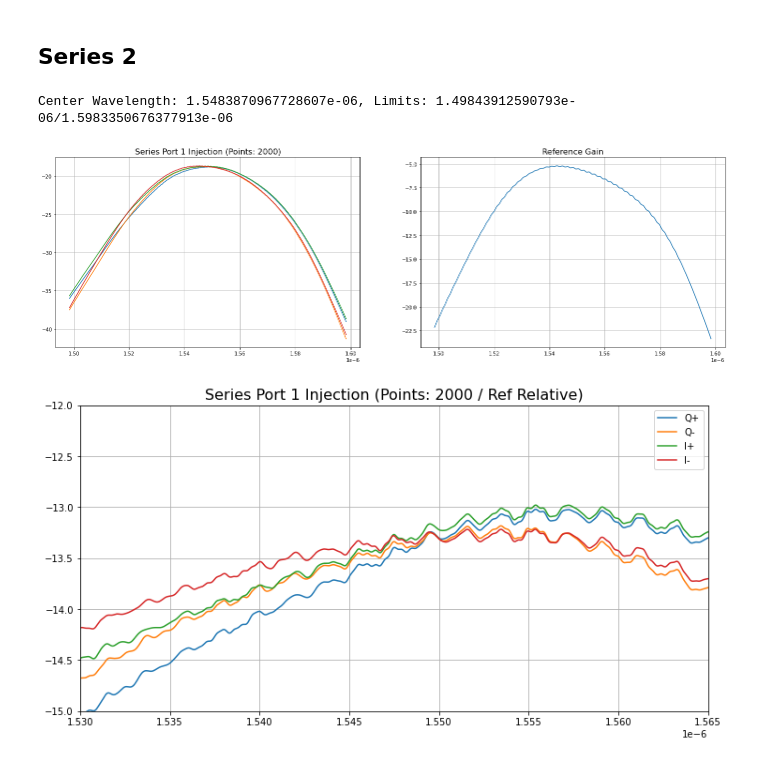
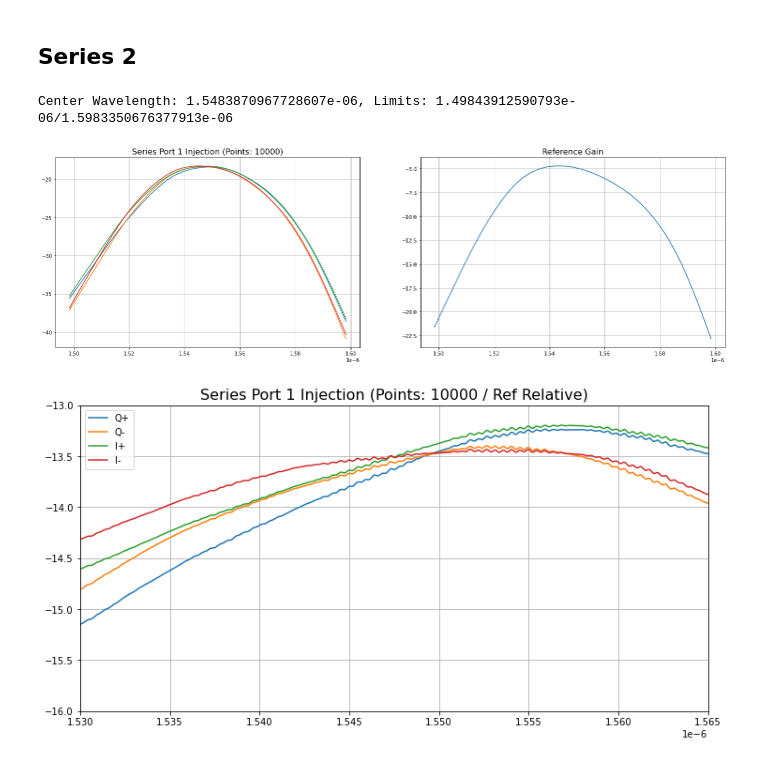
Before and after one commit to CaioRodrigues200/Photonics-training, a Jupyter notebook: Projects/Hybrid4x4/InterconnectFiles/MMI4x4_Interconnect_CHIP.ipynb, the cells around one changed output. Cells and saved outputs as stored; diff of their text form; code cells hidden in the pictures.

```diff
--- a/Projects/Hybrid4x4/InterconnectFiles/MMI4x4_Interconnect_CHIP.ipynb
+++ b/Projects/Hybrid4x4/InterconnectFiles/MMI4x4_Interconnect_CHIP.ipynb
@@ -80,7 +80,7 @@ Res_IN = np.array(mmi.getresultdata('ONA_1','input 4/mode 1/gain')[:,0])
 Xarray = np.linspace(CenterWv-RangeWv/2,CenterWv+RangeWv/2,2000)
 print(f'Center Wavelength: {CenterWv}, Limits: {CenterWv-RangeWv/2}/{CenterWv+RangeWv/2}')
 
-infile = open(os.path.join('SavedData', 'RefGain') , 'rb')
+infile = open(os.path.join('SavedData', 'RefGain_Couplers') , 'rb')
 DataLoaded = plk.load(infile)
 infile.close()
 
@@ -175,40 +175,40 @@ Res_QP = np.array(mmi.getresultdata('ONA_1','input 1/mode 1/gain')[:,0])
 Res_IP = np.array(mmi.getresultdata('ONA_1','input 2/mode 1/gain')[:,0])
 Res_QN = np.array(mmi.getresultdata('ONA_1','input 3/mode 1/gain')[:,0])
 Res_IN = np.array(mmi.getresultdata('ONA_1','input 4/mode 1/gain')[:,0])
-Xarray = np.linspace(CenterWv-RangeWv/2,CenterWv+RangeWv/2,2000)
+Xarray = np.linspace(CenterWv-RangeWv/2,CenterWv+RangeWv/2,10000)
 print(f'Center Wavelength: {CenterWv}, Limits: {CenterWv-RangeWv/2}/{CenterWv+RangeWv/2}')
 
-infile = open(os.path.join('SavedData', 'RefGain') , 'rb')
+infile = open(os.path.join('SavedData', 'RefGain_Couplers') , 'rb')
 DataLoaded = plk.load(infile)
 infile.close()
 
 fig, ax= plt.subplots(1,2,figsize=(24,7))
 ax[0].set_title(f'Series Port 1 Injection (Points: {len(Xarray)})', fontsize=16)
 ax[0].plot(Xarray,Res_QP, label='Q+')
 ax[0].plot(Xarray,Res_QN, label='Q-')
 ax[0].plot(Xarray,Res_IP, label='I+')
 ax[0].plot(Xarray,Res_IN, label='I-')
 ax[0].grid(True)
 
 ax[1].set_title(f'Reference Gain', fontsize=16)
 ax[1].plot(Xarray,DataLoaded['ResRef'], label='Ref')
 ax[1].grid(True)
 
 plt.figure(figsize=(12,6))
 plt.title(f'Series Port 1 Injection (Points: {len(Xarray)} / Ref Relative)', fontsize=16)
 plt.plot(Xarray,Res_QP - DataLoaded['ResRef'], label='Q+')
 plt.plot(Xarray,Res_QN - DataLoaded['ResRef'], label='Q-')
 plt.plot(Xarray,Res_IP - DataLoaded['ResRef'], label='I+')
 plt.plot(Xarray,Res_IN - DataLoaded['ResRef'], label='I-')
 plt.grid(True)
 plt.legend()
 plt.xlim(1530e-9,1565e-9)
-plt.ylim(-15,-12)
+plt.ylim(-16,-13)
 
 datapath = 'Media'
 file_count = sum(len(files) for _, _, files in os.walk(datapath))
 plt.savefig("Media/Series2_CHIP" + str(file_count) + ".png", transparent=False, facecolor="white", bbox_inches="tight")
 # %% [output]
 Center Wavelength: 1.5483870967728607e-06, Limits: 1.49843912590793e-06/1.5983350676377913e-06
-[figure, old version]
+[figure, new version]
-[figure, old version]
+[figure, new version]
```
Also changed, not shown: parts of 7 cells of this notebook, 23 other files.
